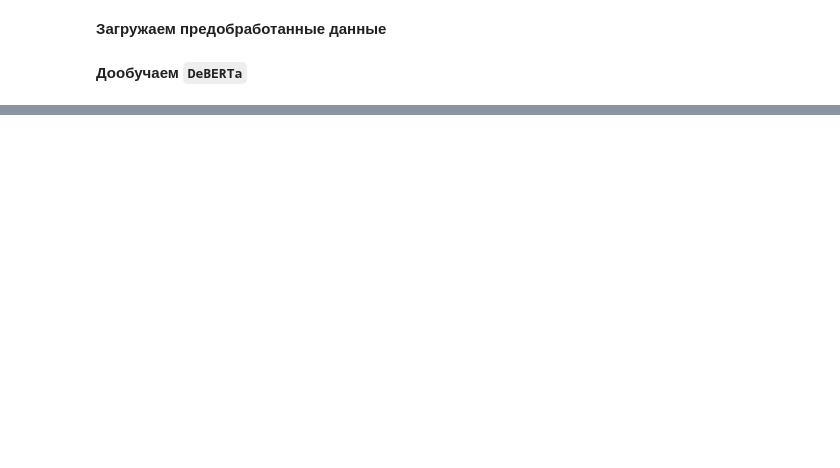
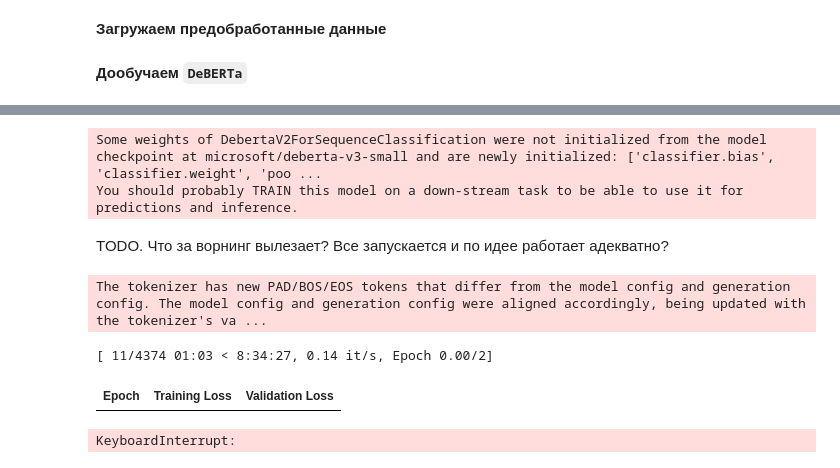
Before and after one commit to aefrt/llm-detection, a Jupyter notebook: model.ipynb, the cells around one changed output, grey strips where cells are left out. Cells and saved outputs as stored; diff of their text form; code cells hidden in the pictures; blank space fills up the shorter version.

```diff
--- a/model.ipynb
+++ b/model.ipynb
@@ -40,2 +81,55 @@ train_data = df.rename(text, label)
 # %%
-train_data["tokens"] = train_data.text.progress_apply(lambda x: tokenize_and_truncate(x))
+data_collator = DataCollatorWithPadding(tokenizer=tokenizer)
+# %%
+clf_metrics = evaluate.combine(["accuracy", "f1", "precision", "recall"])
+
+def sigmoid(x):
+    return 1/(1 + np.exp(-x))
+
+def compute_metrics(eval_pred):
+    predictions, labels = eval_pred
+    predictions = sigmoid(predictions)
+    predictions = (predictions > 0.5).astype(int).reshape(-1)
+
+    return clf_metrics.compute(predictions=predictions, references=labels.astype(int).reshape(-1))
+# %%
+model = AutoModelForSequenceClassification.from_pretrained(
+
+   'microsoft/deberta-v3-small', num_labels=3,
+                       problem_type = "single_label_classification"
+)
+# %% [output]
+Some weights of DebertaV2ForSequenceClassification were not initialized from the model checkpoint at microsoft/deberta-v3-small and are newly initialized: ['classifier.bias', 'classifier.weight', 'poo ...
+You should probably TRAIN this model on a down-stream task to be able to use it for predictions and inference.
+# %% [markdown]
+TODO. Что за ворнинг вылезает? Все запускается и по идее работает адекватно?
+# %%
+training_args = TrainingArguments(
+
+   output_dir="my_awesome_model",
+   learning_rate=2e-5,
+   per_device_train_batch_size=3,
+   per_device_eval_batch_size=3,
+   num_train_epochs=2,
+   weight_decay=0.01,
+   eval_strategy="epoch",
+   save_strategy="epoch",
+   load_best_model_at_end=True,
+)
+
+trainer = Trainer(
+   model=model,
+   args=training_args,
+   train_dataset=tokenized_dataset,
+   eval_dataset=tokenized_dataset,  # TODO: как правильно подобрать eval датасет?
+   tokenizer=tokenizer,
+   data_collator=data_collator,
+   compute_metrics=compute_metrics,
+)
+
+trainer.train()
+# %% [output]
+The tokenizer has new PAD/BOS/EOS tokens that differ from the model config and generation config. The model config and generation config were aligned accordingly, being updated with the tokenizer's va ...
+[ 11/4374 01:03 < 8:34:27, 0.14 it/s, Epoch 0.00/2]
+| Epoch | Training Loss | Validation Loss |
+KeyboardInterrupt:
```
Also changed, not shown: parts of 11 cells of this notebook.
